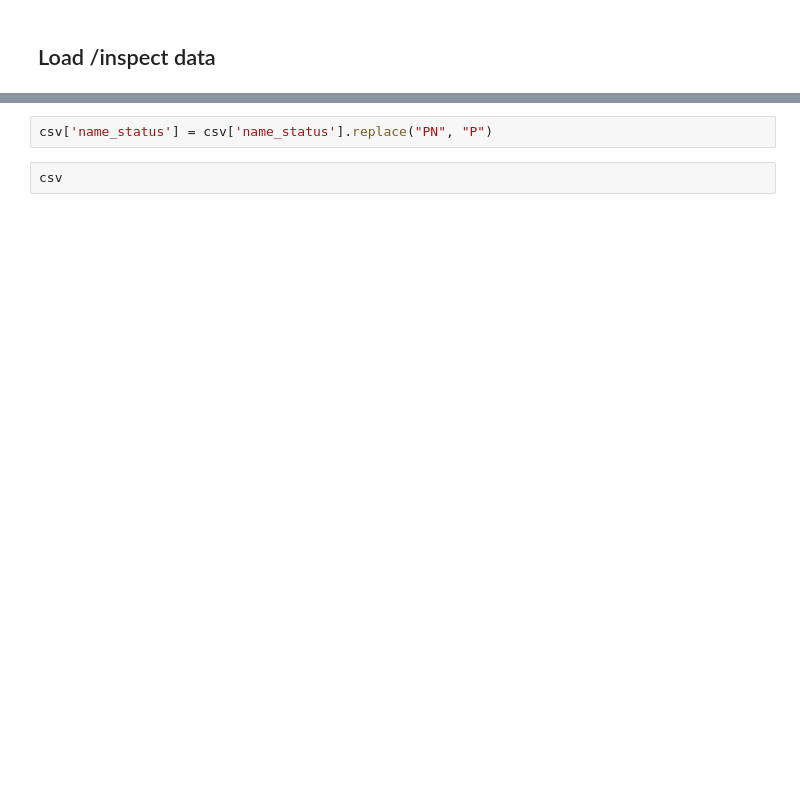
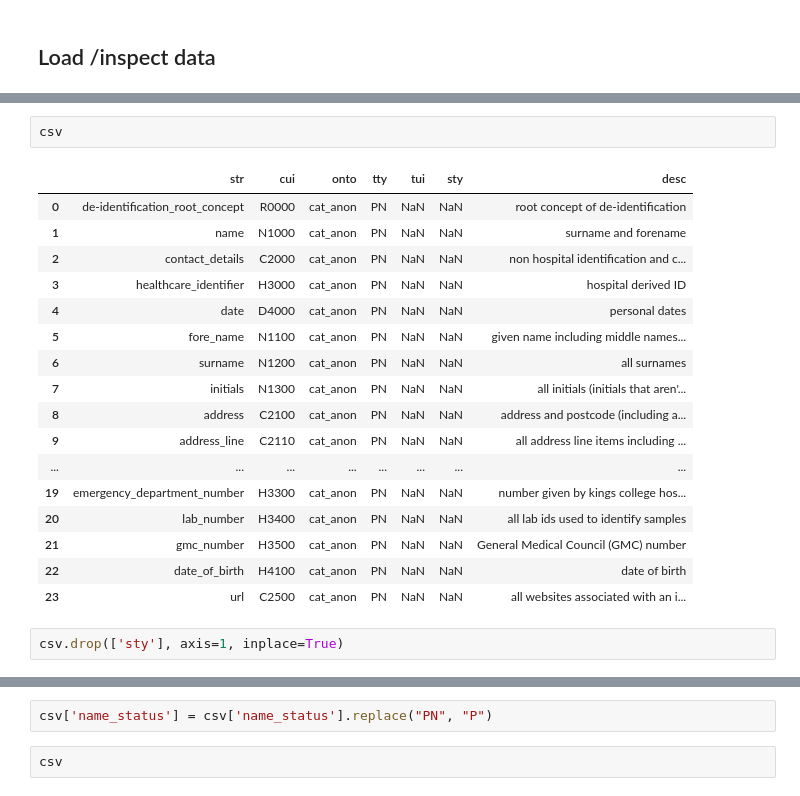
Before and after one commit to ewartj/MedCAT, a Jupyter notebook: Creating a CDB/create_deid_cdb.ipynb, the cells around one changed output, grey strips where cells are left out. Saved outputs shown, nothing was run; the diff lists cells and outputs as text; blank space fills up the shorter version.

```diff
--- a/Creating a CDB/create_deid_cdb.ipynb
+++ b/Creating a CDB/create_deid_cdb.ipynb
@@ -17,0 +40,22 @@ csv = pd.read_csv(csv_path)
+# %%
+csv
+# %% [output]
+|  | str | cui | onto | tty | tui | sty | desc |
+| 0 | de-identification_root_concept | R0000 | cat_anon | PN | NaN | NaN | root concept of de-identification |
+| 1 | name | N1000 | cat_anon | PN | NaN | NaN | surname and forename |
+| 2 | contact_details | C2000 | cat_anon | PN | NaN | NaN | non hospital identification and c... |
+| 3 | healthcare_identifier | H3000 | cat_anon | PN | NaN | NaN | hospital derived ID |
+| 4 | date | D4000 | cat_anon | PN | NaN | NaN | personal dates |
+| 5 | fore_name | N1100 | cat_anon | PN | NaN | NaN | given name including middle names... |
+| 6 | surname | N1200 | cat_anon | PN | NaN | NaN | all surnames |
+| 7 | initials | N1300 | cat_anon | PN | NaN | NaN | all initials (initials that aren'... |
+| 8 | address | C2100 | cat_anon | PN | NaN | NaN | address and postcode (including a... |
+| 9 | address_line | C2110 | cat_anon | PN | NaN | NaN | all address line items including ... |
+| ... | ... | ... | ... | ... | ... | ... | ... |
+| 19 | emergency_department_number | H3300 | cat_anon | PN | NaN | NaN | number given by kings college hos... |
+| 20 | lab_number | H3400 | cat_anon | PN | NaN | NaN | all lab ids used to identify samples |
+| 21 | gmc_number | H3500 | cat_anon | PN | NaN | NaN | General Medical Council (GMC) number |
+| 22 | date_of_birth | H4100 | cat_anon | PN | NaN | NaN | date of birth |
+| 23 | url | C2500 | cat_anon | PN | NaN | NaN | all websites associated with an i... |
+# %%
+csv.drop(['sty'], axis=1, inplace=True)
```
Also changed, not shown: parts of 13 cells of this notebook, 8 other files.
